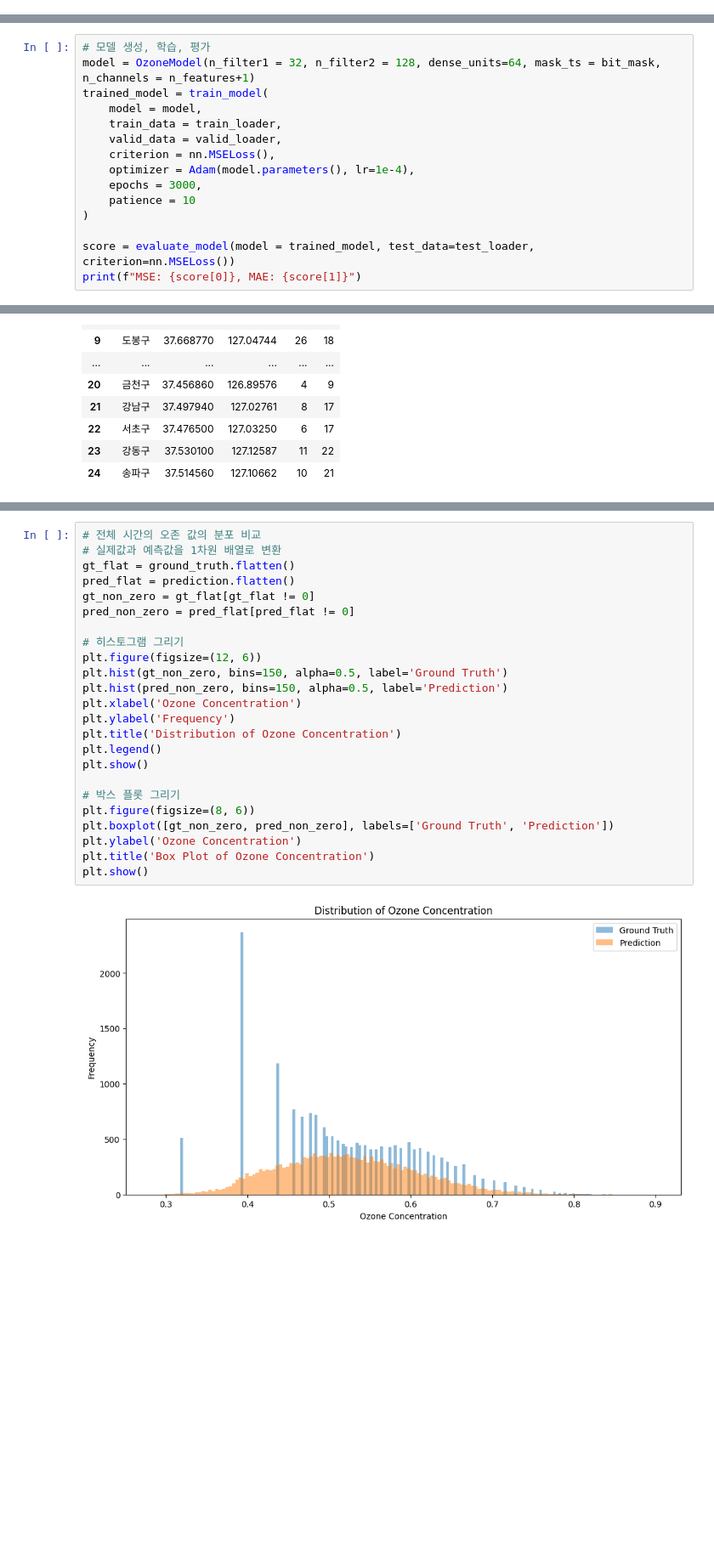
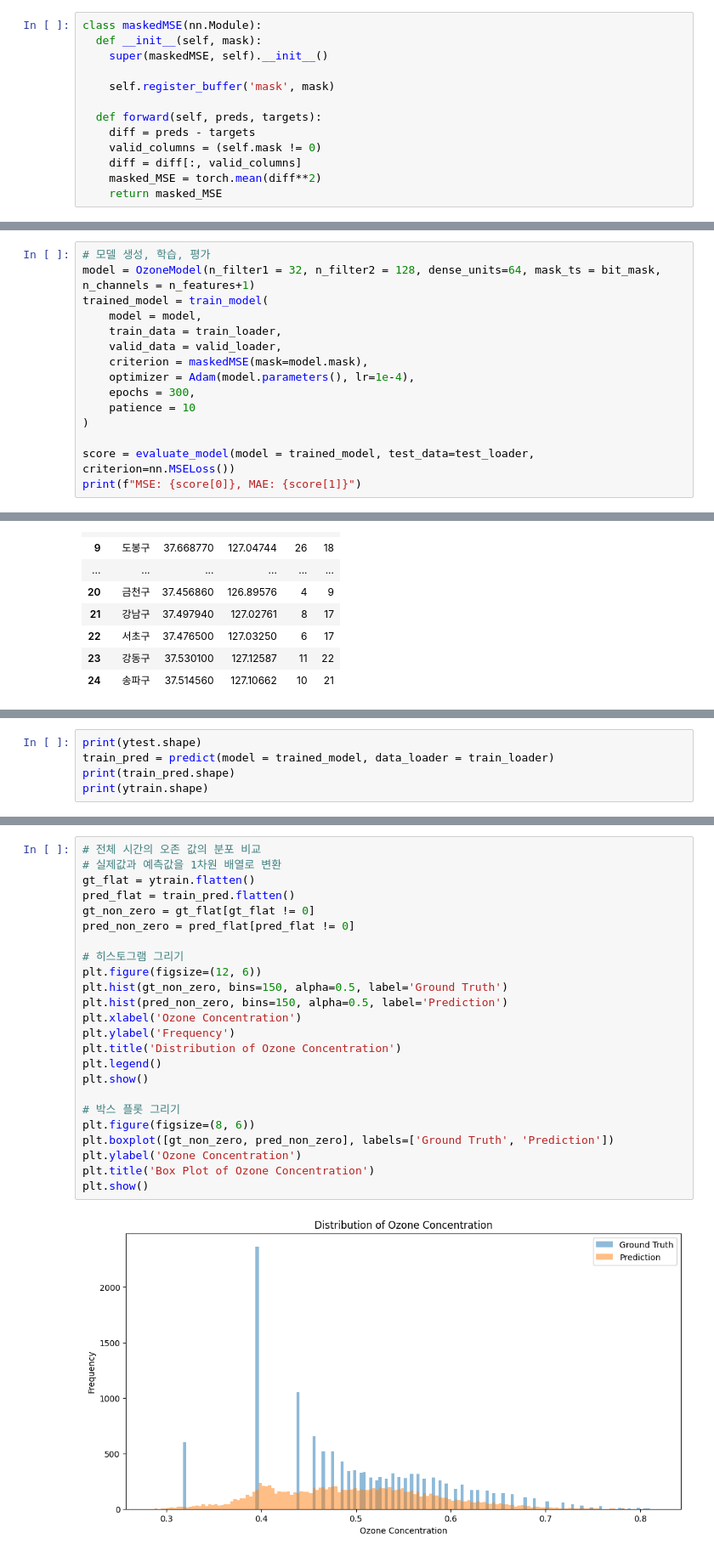
Before and after one commit to kminseong841/ML-Research, a Jupyter notebook: Pytorch_Ozone_predict_CNN.ipynb, the cells around one changed output, grey strips where cells are left out. Shown: that part at 85% size. Saved outputs shown, nothing was run; the diff lists cells and outputs as text; blank space fills up the shorter version.

Commit message:
MaskedMSELoss
MseLoss를 Masked MSELoss로 변경

```diff
--- a/Pytorch_Ozone_predict_CNN.ipynb
+++ b/Pytorch_Ozone_predict_CNN.ipynb
@@ -598,6 +597,19 @@ def predict(model, data_loader, device='cuda' if torch.cuda.is_available() else
     # 모든 배치의 예측을 하나의 배열로 합침
     all_predictions = np.concatenate(all_predictions, axis=0)
     return all_predictions
+# %%
+class maskedMSE(nn.Module):
+  def __init__(self, mask):
+    super(maskedMSE, self).__init__()
+
+    self.register_buffer('mask', mask)
+
+  def forward(self, preds, targets):
+    diff = preds - targets
+    valid_columns = (self.mask != 0)
+    diff = diff[:, valid_columns]
+    masked_MSE = torch.mean(diff**2)
+    return masked_MSE
 # %%
 # 데이터 텐서로 변환 및 데이터로더 생성
 xtrain = np.transpose(xtrain, (0,4,1,2,3))
@@ -625,9 +637,9 @@ trained_model = train_model(
     model = model,
     train_data = train_loader,
     valid_data = valid_loader,
-    criterion = nn.MSELoss(),
+    criterion = maskedMSE(mask=model.mask),
     optimizer = Adam(model.parameters(), lr=1e-4),
-    epochs = 3000,
+    epochs = 300,
     patience = 10
 )
 
@@ -803,0 +816,5 @@ plt.show()
+# %%
+print(ytest.shape)
+train_pred = predict(model = trained_model, data_loader = train_loader)
+print(train_pred.shape)
+print(ytrain.shape)
@@ -804,26 +825,26 @@ plt.show()
 # %%
 # 전체 시간의 오존 값의 분포 비교
 # 실제값과 예측값을 1차원 배열로 변환
-gt_flat = ground_truth.flatten()
-pred_flat = prediction.flatten()
+gt_flat = ytrain.flatten()
+pred_flat = train_pred.flatten()
 gt_non_zero = gt_flat[gt_flat != 0]
 pred_non_zero = pred_flat[pred_flat != 0]
 
 # 히스토그램 그리기
 plt.figure(figsize=(12, 6))
 plt.hist(gt_non_zero, bins=150, alpha=0.5, label='Ground Truth')
 plt.hist(pred_non_zero, bins=150, alpha=0.5, label='Prediction')
 plt.xlabel('Ozone Concentration')
 plt.ylabel('Frequency')
 plt.title('Distribution of Ozone Concentration')
 plt.legend()
 plt.show()
 
 # 박스 플롯 그리기
 plt.figure(figsize=(8, 6))
 plt.boxplot([gt_non_zero, pred_non_zero], labels=['Ground Truth', 'Prediction'])
 plt.ylabel('Ozone Concentration')
 plt.title('Box Plot of Ozone Concentration')
 plt.show()
 # %% [output]
-[figure, old version]
+[figure, new version]
```
Also changed, not shown: parts of 8 cells of this notebook.
